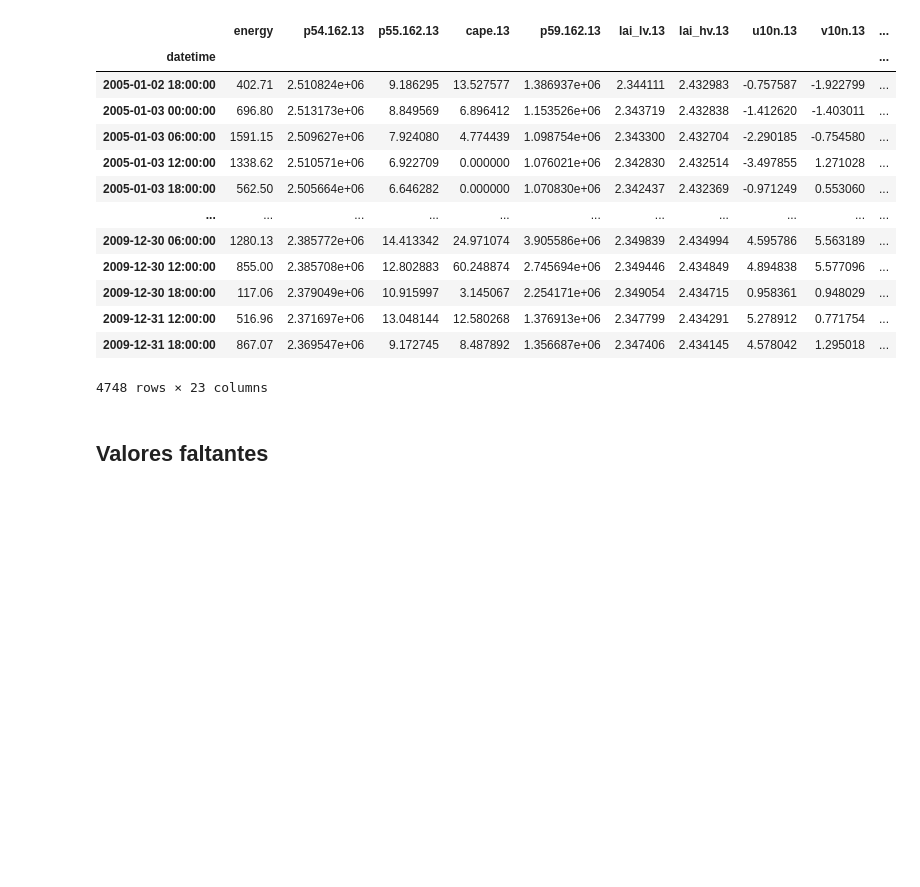
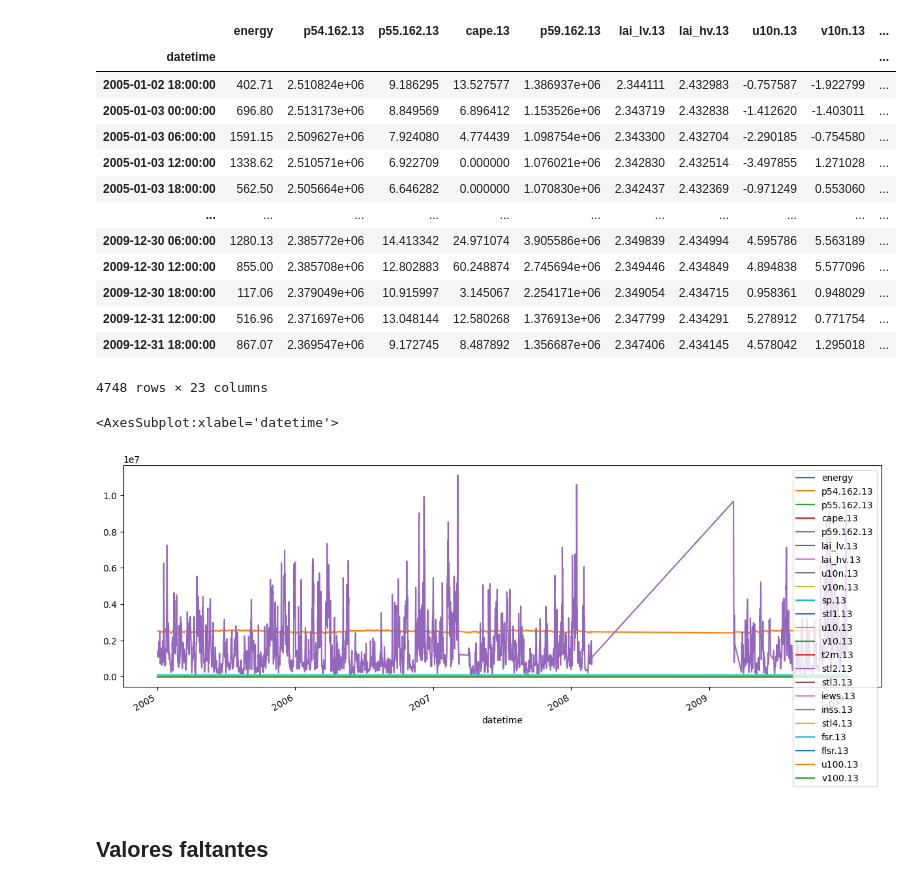
Before and after one commit to NicolasLamotteUC3M/p1_aprendizaje_automatico_Jaime_Nicolas, a Jupyter notebook: p1_aprendizaje_automatico_Jaime_Nicolas.ipynb, the cells around one changed output. Drawn from its saved outputs; the diff is of its cells as text; code cells hidden in the pictures; blank space fills up the shorter version.

```diff
--- a/p1_aprendizaje_automatico_Jaime_Nicolas.ipynb
+++ b/p1_aprendizaje_automatico_Jaime_Nicolas.ipynb
@@ -15,6 +15,8 @@ Index(['datetime', 'energy', 'p54.162.1', 'p54.162.2', 'p54.162.3',
 # %%
 #Convertimos datetime en indice
 wind_ava = wind_ava.set_index('datetime')
+# %%
+wind_ava.index = pd.to_datetime(wind_ava.index)
 # %% [markdown]
 ## Quitamos las columnas no necesarias
 # %%
@@ -38,6 +40,11 @@ wind_ava
 | 2009-12-31 12:00:00 | 516.96 | 2.371697e+06 | 13.048144 | 12.580268 | 1.376913e+06 | 2.347799 | 2.434291 | 5.278912 | 0.771754 | ... |
 | 2009-12-31 18:00:00 | 867.07 | 2.369547e+06 | 9.172745 | 8.487892 | 1.356687e+06 | 2.347406 | 2.434145 | 4.578042 | 1.295018 | ... |
 4748 rows × 23 columns
+# %%
+wind_ava.plot(figsize=(15, 5))
+# %% [output]
+<AxesSubplot:xlabel='datetime'>
+[figure, added]
 # %% [markdown]
 ## Valores faltantes
 # %%
```
